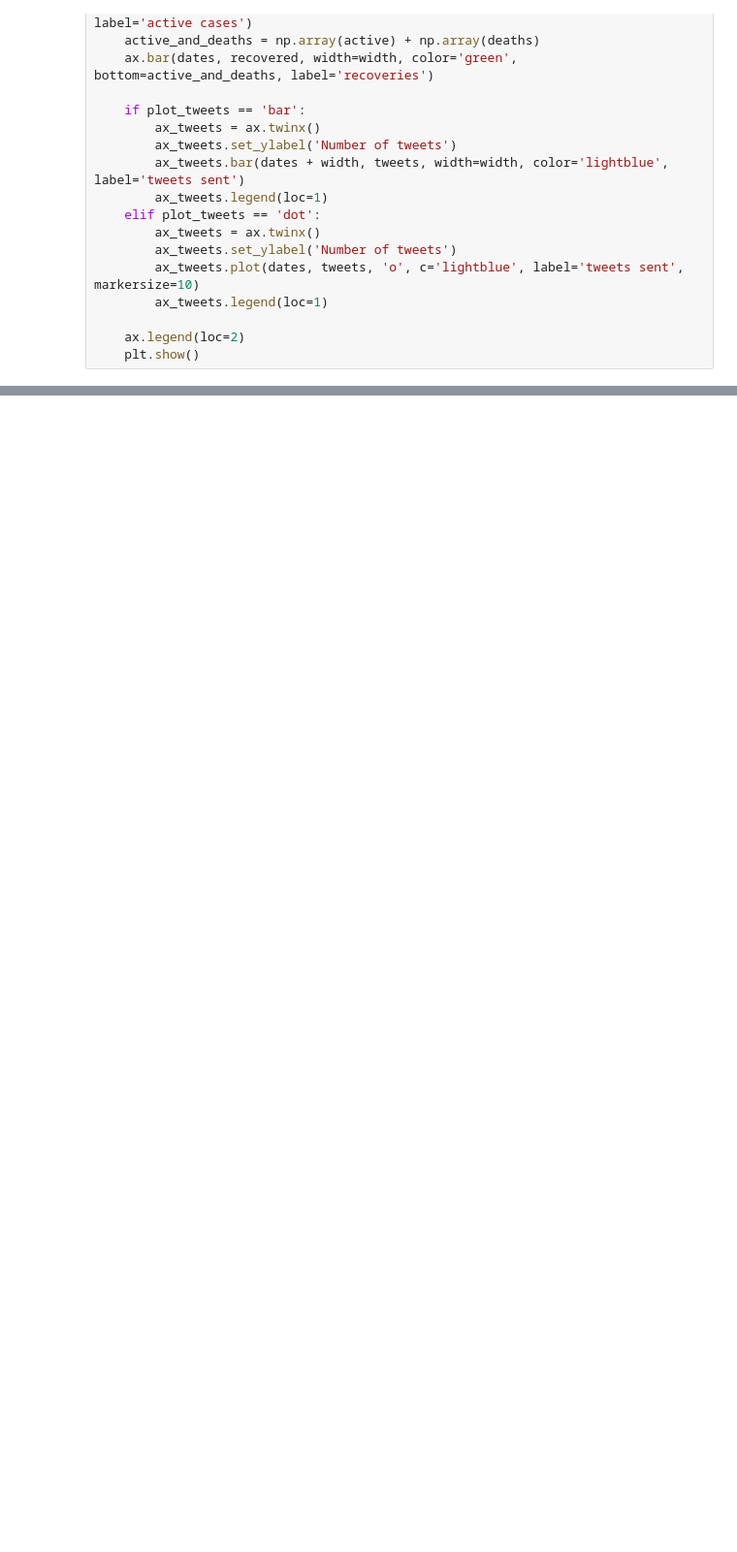
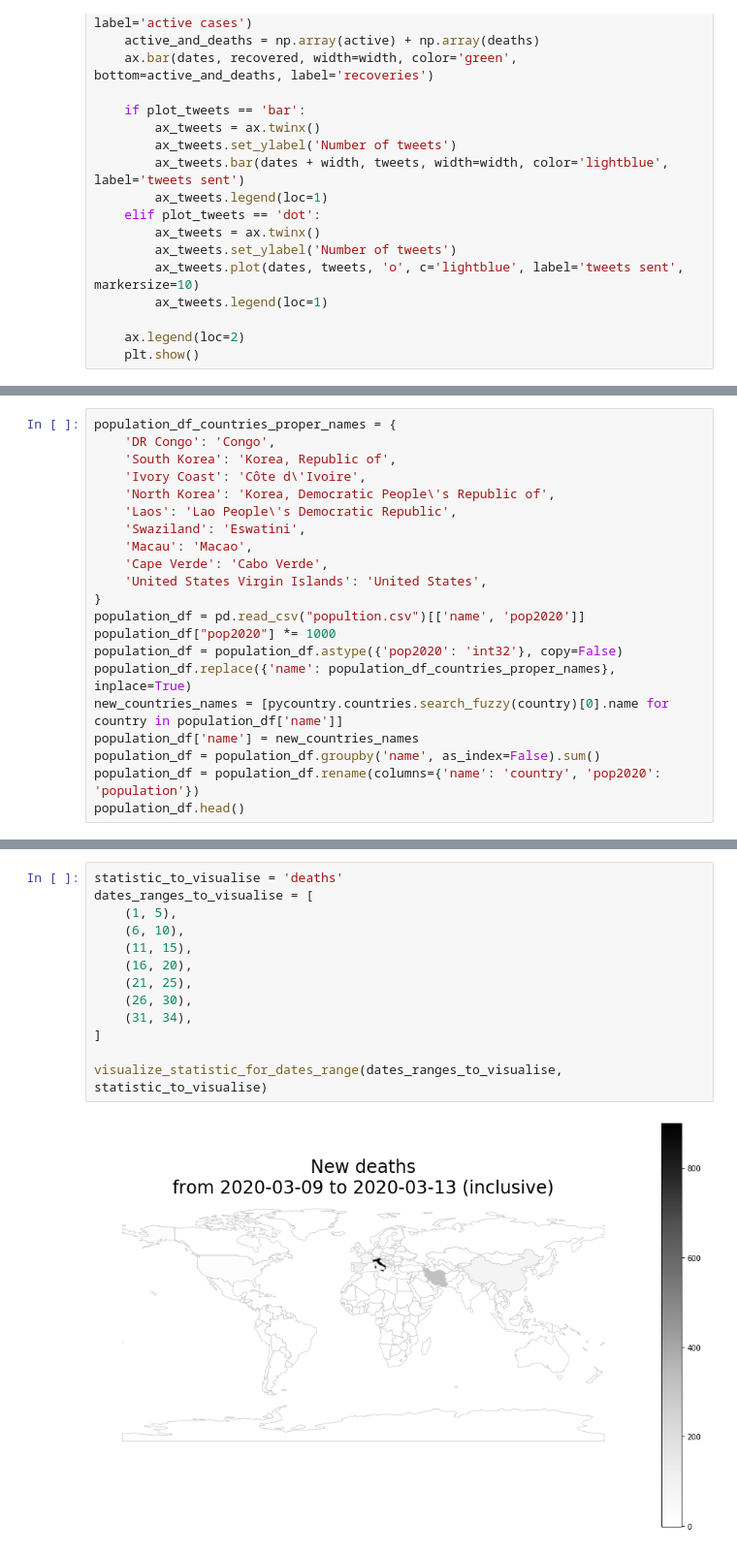
Before and after one commit to Klooskie/CoronaVirusDataExploration, a Jupyter notebook: TwitterAndWhoVisualisation.ipynb, the cells around one changed output, grey strips where cells are left out. Shown at 97% size. Saved outputs shown, nothing was run; the diff lists cells and outputs as text; blank space fills up the shorter version.

Commit message:
Added visualisation of statistic increace for dates ranges

```diff
--- a/TwitterAndWhoVisualisation.ipynb
+++ b/TwitterAndWhoVisualisation.ipynb
@@ -138,0 +172,21 @@ barplot_for_regions(['United States', 'Italy', 'United Kingdom'], plot_tweets='d
+# %%
+population_df_countries_proper_names = {
+    'DR Congo': 'Congo',
+    'South Korea': 'Korea, Republic of',
+    'Ivory Coast': 'Côte d\'Ivoire',
+    'North Korea': 'Korea, Democratic People\'s Republic of',
+    'Laos': 'Lao People\'s Democratic Republic',
+    'Swaziland': 'Eswatini',
+    'Macau': 'Macao',
+    'Cape Verde': 'Cabo Verde',
+    'United States Virgin Islands': 'United States',
+}
+population_df = pd.read_csv("popultion.csv")[['name', 'pop2020']]
+population_df["pop2020"] *= 1000
+population_df = population_df.astype({'pop2020': 'int32'}, copy=False)
+population_df.replace({'name': population_df_countries_proper_names}, inplace=True)
+new_countries_names = [pycountry.countries.search_fuzzy(country)[0].name for country in population_df['name']]
+population_df['name'] = new_countries_names
+population_df = population_df.groupby('name', as_index=False).sum()
+population_df = population_df.rename(columns={'name': 'country', 'pop2020': 'population'})
+population_df.head()
@@ -138,0 +263,15 @@ barplot_for_regions(['United States', 'Italy', 'United Kingdom'], plot_tweets='d
+# %%
+statistic_to_visualise = 'deaths'
+dates_ranges_to_visualise = [
+    (1, 5),
+    (6, 10),
+    (11, 15),
+    (16, 20),
+    (21, 25),
+    (26, 30),
+    (31, 34),
+]
+
+visualize_statistic_for_dates_range(dates_ranges_to_visualise, statistic_to_visualise)
+# %% [output]
+[figure, added]
```
Also changed, not shown: parts of 15 cells of this notebook, 1 other file.
